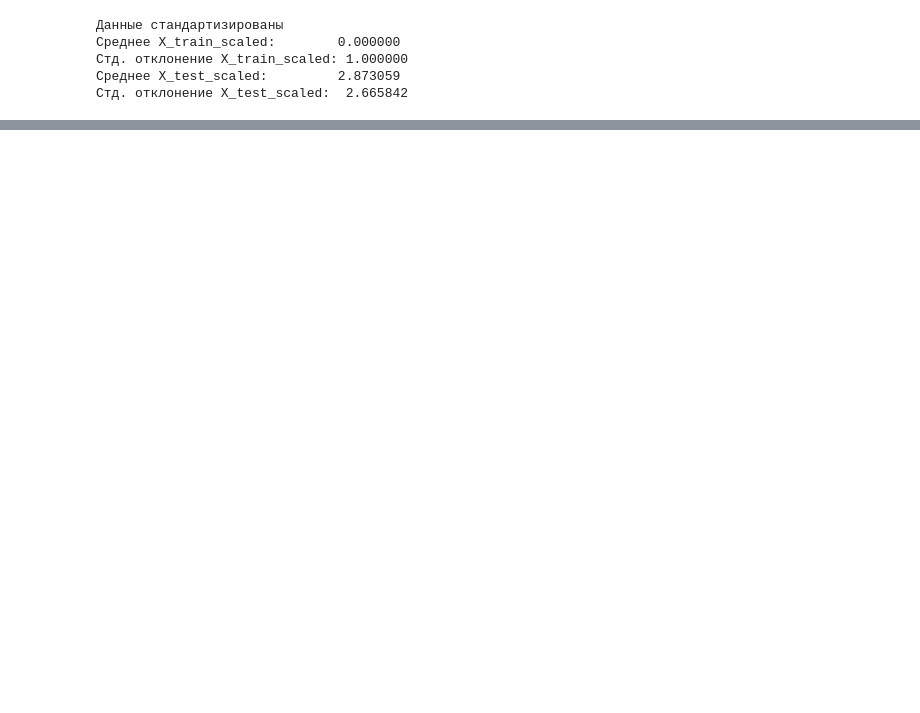
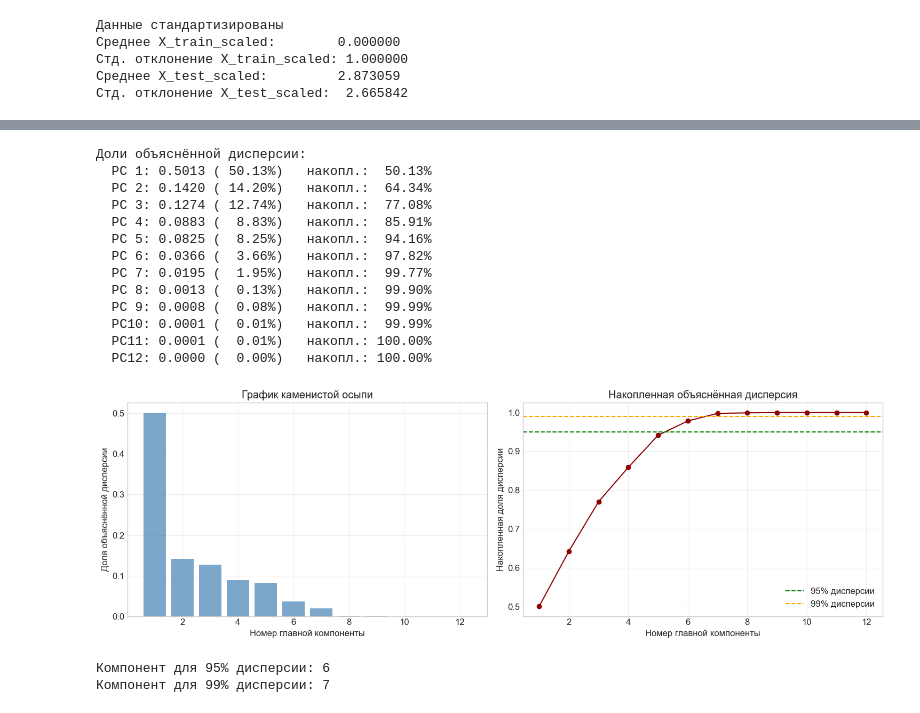
Before and after one commit to Didi5GD/Laba1_AIML, a Jupyter notebook: Laba1_AIML.ipynb, the cells around one changed output, grey strips where cells are left out. Drawn from its saved outputs; the diff is of its cells as text; code cells hidden in the pictures; blank space fills up the shorter version.

```diff
--- a/Laba1_AIML.ipynb
+++ b/Laba1_AIML.ipynb
@@ -546,0 +790,56 @@ print(f"Стд. отклонение X_test_scaled:  {X_test_scaled.std():.6f}")
+# %%
+# PCA с полным набором компонент для анализа
+pca_full = PCA()
+pca_full.fit(X_train_scaled)
+
+explained = pca_full.explained_variance_ratio_
+cumulative = np.cumsum(explained)
+
+print("Доли объяснённой дисперсии:")
+for i, var in enumerate(explained, 1):
+    print(f"  PC{i:2d}: {var:.4f} ({var*100:6.2f}%)   накопл.: {cumulative[i-1]*100:6.2f}%")
+
+# График каменистой осыпи
+fig, axes = plt.subplots(1, 2, figsize=(15, 5))
+
+axes[0].bar(range(1, len(explained)+1), explained, alpha=0.7, color='steelblue')
+axes[0].set_xlabel('Номер главной компоненты')
+axes[0].set_ylabel('Доля объяснённой дисперсии')
+axes[0].set_title('График каменистой осыпи')
+axes[0].grid(True, alpha=0.3)
+
+axes[1].plot(range(1, len(cumulative)+1), cumulative,
+             marker='o', color='darkred')
+axes[1].axhline(y=0.95, color='green', linestyle='--', label='95% дисперсии')
+axes[1].axhline(y=0.99, color='orange', linestyle='--', label='99% дисперсии')
+axes[1].set_xlabel('Номер главной компоненты')
+axes[1].set_ylabel('Накопленная доля дисперсии')
+axes[1].set_title('Накопленная объяснённая дисперсия')
+axes[1].legend()
+axes[1].grid(True, alpha=0.3)
+
+plt.tight_layout()
+plt.show()
+
+# Определяем число компонент для 95% и 99% дисперсии
+n_95 = np.argmax(cumulative >= 0.95) + 1
+n_99 = np.argmax(cumulative >= 0.99) + 1
+print(f"\nКомпонент для 95% дисперсии: {n_95}")
+print(f"Компонент для 99% дисперсии: {n_99}")
+# %% [output]
+Доли объяснённой дисперсии:
+  PC 1: 0.5013 ( 50.13%)   накопл.:  50.13%
+  PC 2: 0.1420 ( 14.20%)   накопл.:  64.34%
+  PC 3: 0.1274 ( 12.74%)   накопл.:  77.08%
+  PC 4: 0.0883 (  8.83%)   накопл.:  85.91%
+  PC 5: 0.0825 (  8.25%)   накопл.:  94.16%
+  PC 6: 0.0366 (  3.66%)   накопл.:  97.82%
+  PC 7: 0.0195 (  1.95%)   накопл.:  99.77%
+  PC 8: 0.0013 (  0.13%)   накопл.:  99.90%
+  PC 9: 0.0008 (  0.08%)   накопл.:  99.99%
+  PC10: 0.0001 (  0.01%)   накопл.:  99.99%
+  PC11: 0.0001 (  0.01%)   накопл.: 100.00%
+  PC12: 0.0000 (  0.00%)   накопл.: 100.00%
+[figure, added]
+Компонент для 95% дисперсии: 6
+Компонент для 99% дисперсии: 7
```
Also changed, not shown: parts of 22 cells of this notebook.
